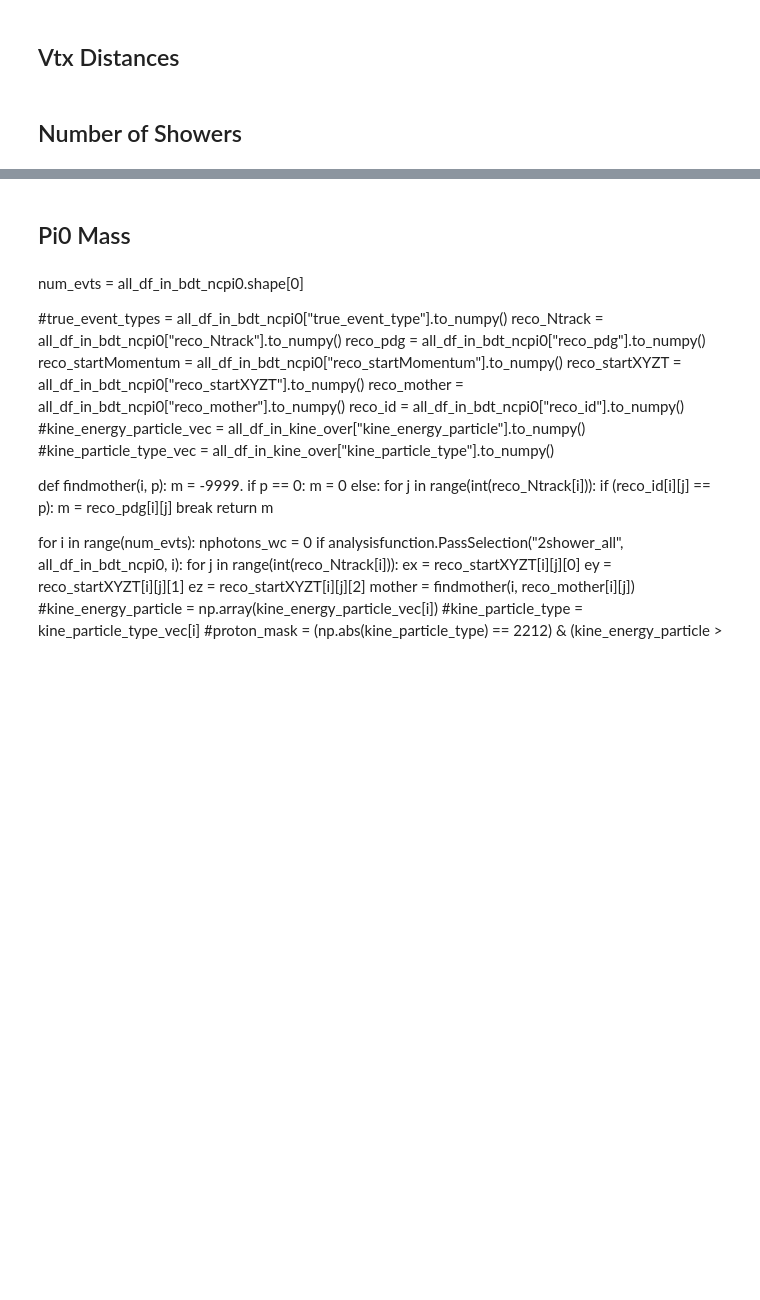
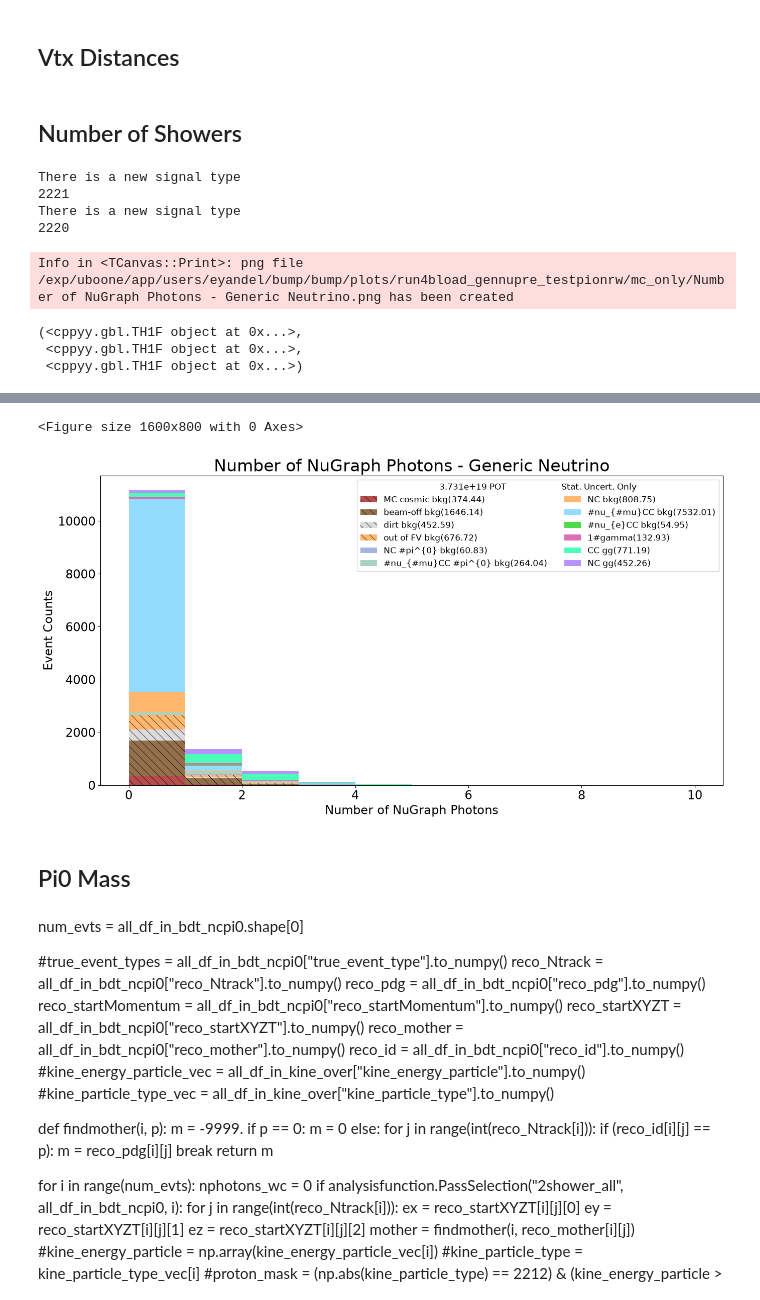
Before and after one commit to eyandel/bump, a Jupyter notebook: notebooks/selection.ipynb, the cells around one changed output, grey strips where cells are left out. Saved outputs shown, nothing was run; the diff lists cells and outputs as text; code cells hidden in the pictures; blank space fills up the shorter version.

```diff
--- a/notebooks/selection.ipynb
+++ b/notebooks/selection.ipynb
@@ -2318,3 +2318,14 @@ all_df = analysisfunction.AddTruthCat(all_df, "Modified #pi^{0}: 0 to 1000 MeV M
 #analysisfunction.MakeMCPlot(all_df, "nphotons_lantern", 1, 4, 13, "Number of Lantern Photons", "Number of Lantern Photons", "Event Counts", "all", run4bdataPOT, plot_folder, array_sig = [222, 2220, 2221], ignore_cat = [55])
 # %%
 #analysisfunction.MakeMCPlot(all_df, "nphotons_wc", 1, 0, 10, "Number of WC Photons - Lantern 2 Photon", "Number of WC Photons", "Event Counts", "2photon_lantern", run4bdataPOT, plot_folder, array_sig = [222, 2220, 2221], ignore_cat = [55])
+# %%
+analysisfunction.MakeMCPlot(all_df, "nphotons_nugraph", 1, 0, 10, "Number of NuGraph Photons - Generic Neutrino", "Number of NuGraph Photons", "Event Counts", "generic", run4bdataPOT, plot_folder, array_sig = [222, 2220, 2221], ignore_cat = [55])
+# %% [output]
+There is a new signal type
+2221
+There is a new signal type
+2220
+Info in <TCanvas::Print>: png file /exp/uboone/app/users/eyandel/bump/bump/plots/run4bload_gennupre_testpionrw/mc_only/Number of NuGraph Photons - Generic Neutrino.png has been created
+(<cppyy.gbl.TH1F object at 0x...>,
+ <cppyy.gbl.TH1F object at 0x...>,
+ <cppyy.gbl.TH1F object at 0x...>)
@@ -2321,3 +2333,5 @@ all_df = analysisfunction.AddTruthCat(all_df, "Modified #pi^{0}: 0 to 1000 MeV M
+<Figure size 1600x800 with 0 Axes>
+[figure, added]
 # %% [markdown]
 ## Pi0 Mass
 # %%
```
Also changed, not shown: parts of 21 cells of this notebook, 1 other file.
